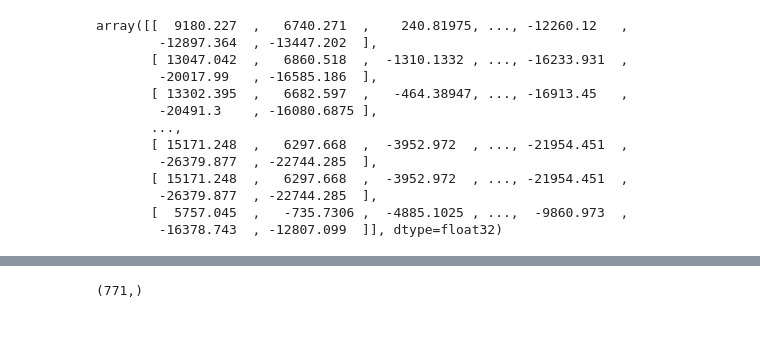
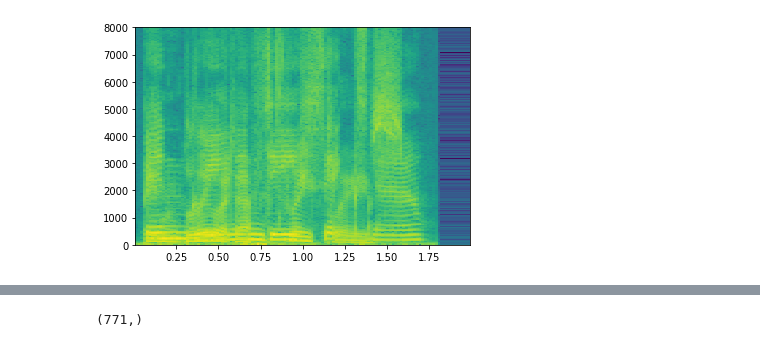
Before and after one commit to thisishale/thesis, a Jupyter notebook: du16_2-rbm.ipynb, the cells around one changed output, grey strips where cells are left out. Cells and saved outputs as stored; diff of their text form; code cells hidden in the pictures.

Commit message:
latest best working linear vis with tanh hidden

```diff
--- a/du16_2-rbm.ipynb
+++ b/du16_2-rbm.ipynb
@@ -361,7 +442,15 @@ array([[nan, nan, nan, nan, nan, nan, nan, nan, nan, nan, nan, nan, nan,
 # %%
 write_path = 'D:/studies/university/thesis/speech_separation_codes/du16/donesomestuff/10hdata'
-mixed_folder = os.path.normpath(os.path.join(write_path,'ftr_refrmd_10h'))
+mixed_folder = os.path.normpath(os.path.join(write_path,'mixed_log_10h_norm2'))
 h5f = h5py.File(mixed_folder+'.hdf5','r')
-ftr = h5f['ftr_refrmd_10h'][0:126]
+ftr = h5f['mixed_log_10h_norm2'][0:126]
 h5f.close()
+mixed_folder = os.path.normpath(os.path.join(write_path,'mixed_phase_10h_nozeroinsert'))
+h5f = h5py.File(mixed_folder+'.hdf5','r')
+ftr_phase = h5f['mixed_phase_10h_nozeroinsert'][0:126]
+h5f.close()
+mixed_folder = os.path.normpath(os.path.join(write_path,'mixed_log_10h_nozeroinsert'))
+h5f = h5py.File(mixed_folder+'.hdf5','r')
+ftr_raw = h5f['mixed_log_10h_nozeroinsert'][0:126]
+h5f.close()
 # %%
@@ -374,3 +489,16 @@ hidden1_b = np.matmul(hidden1,layer1[0].numpy().T)+layer1[1]
+# %%
+def relu(x):
+    return x * (x > 0)
+def leaky_relu(x, alpha):
+    output = np.where(x > 0, x, x * alpha)
+    return output
+# hidden1 = 1/(1+np.exp(-np.matmul(ftr,layer1[0])+layer1[2]))
+hidden1 = np.tanh(np.matmul(ftr,layer1[0])+layer1[2])
+# hidden2 = 1/(1+np.exp(-np.matmul(hidden1,layer2[0])+layer2[2]))
+# hidden3 = 1/(1+np.exp(-np.matmul(hidden2,layer3[0])+layer3[2]))
+hidden1_b = np.matmul(hidden1,layer1[0].T)+layer1[1]
+# hidden1_b = np.matmul(hidden2_b,layer1[0].T)+layer1[1]
+# hidden1_b = np.matmul(hidden2_b,layer1[0].T)+layer1[1]
 # %%
 hidden1_b
 # %% [output]
@@ -389,16 +533,0 @@ NameError: name 'ftr' is not defined
-# %%
-hidden3_b
-# %% [output]
-array([[  9180.227  ,   6740.271  ,    240.81975, ..., -12260.12   ,
-        -12897.364  , -13447.202  ],
-       [ 13047.042  ,   6860.518  ,  -1310.1332 , ..., -16233.931  ,
-        -20017.99   , -16585.186  ],
-       [ 13302.395  ,   6682.597  ,   -464.38947, ..., -16913.45   ,
-        -20491.3    , -16080.6875 ],
-       ...,
-       [ 15171.248  ,   6297.668  ,  -3952.972  , ..., -21954.451  ,
-        -26379.877  , -22744.285  ],
-       [ 15171.248  ,   6297.668  ,  -3952.972  , ..., -21954.451  ,
-        -26379.877  , -22744.285  ],
-       [  5757.045  ,   -735.7306 ,  -4885.1025 , ...,  -9860.973  ,
-        -16378.743  , -12807.099  ]], dtype=float32)
@@ -409,0 +534,12 @@ with tf.Session() as sess:
+# %%
+mean = np.loadtxt(os.path.normpath(os.path.join(write_path,'mean_mixed_log.txt')))
+std = np.loadtxt(os.path.normpath(os.path.join(write_path,'std_mixed_log.txt')))
+hidden1_b_unnorm = (hidden1_b*std)+mean
+recon = reconstruct(hidden1_b_unnorm, ftr_phase)
+import sounddevice as sd
+sd.play(recon,16000)
+
+Pxx, freqs, bins, im = plt.specgram(recon, NFFT=512, Fs=16000, noverlap=256)
+plt.show()
+# %% [output]
+[figure, added]
```
Also changed, not shown: parts of 16 cells of this notebook.
